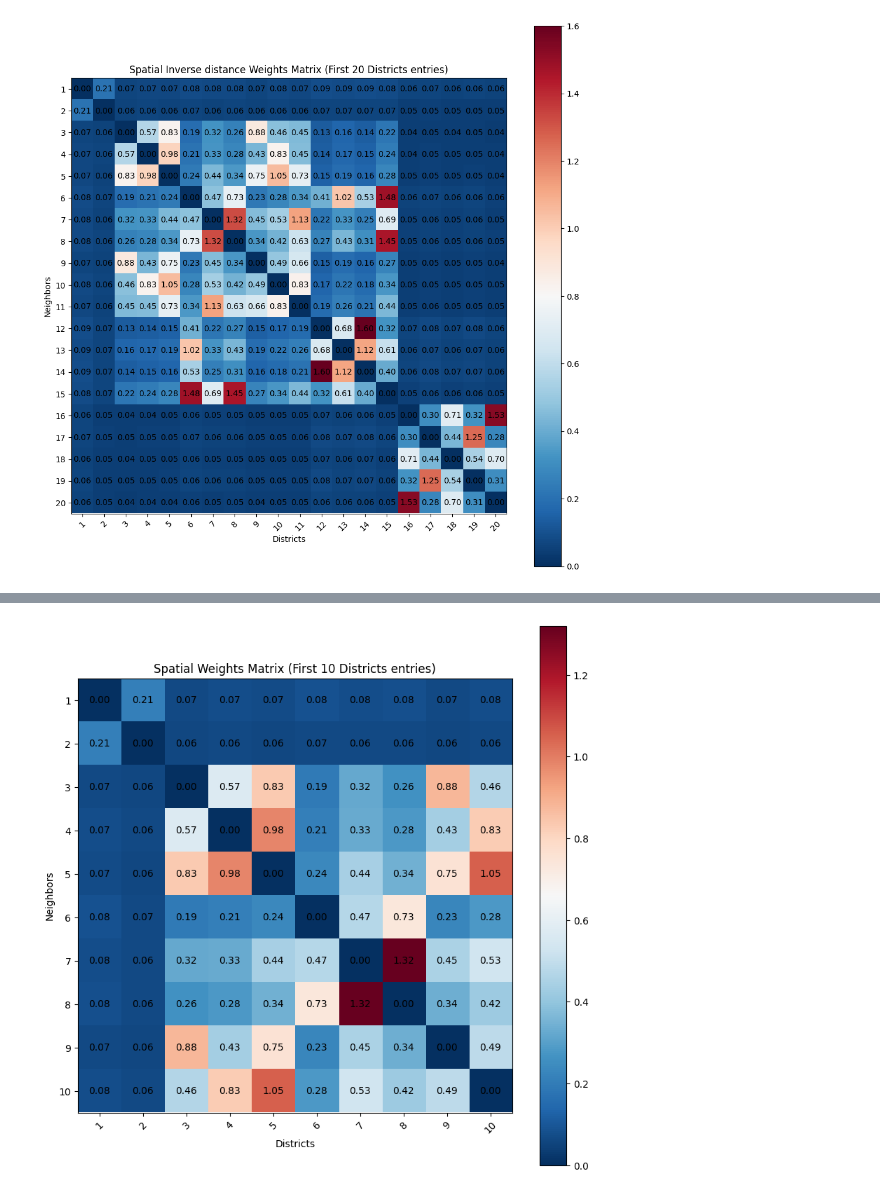
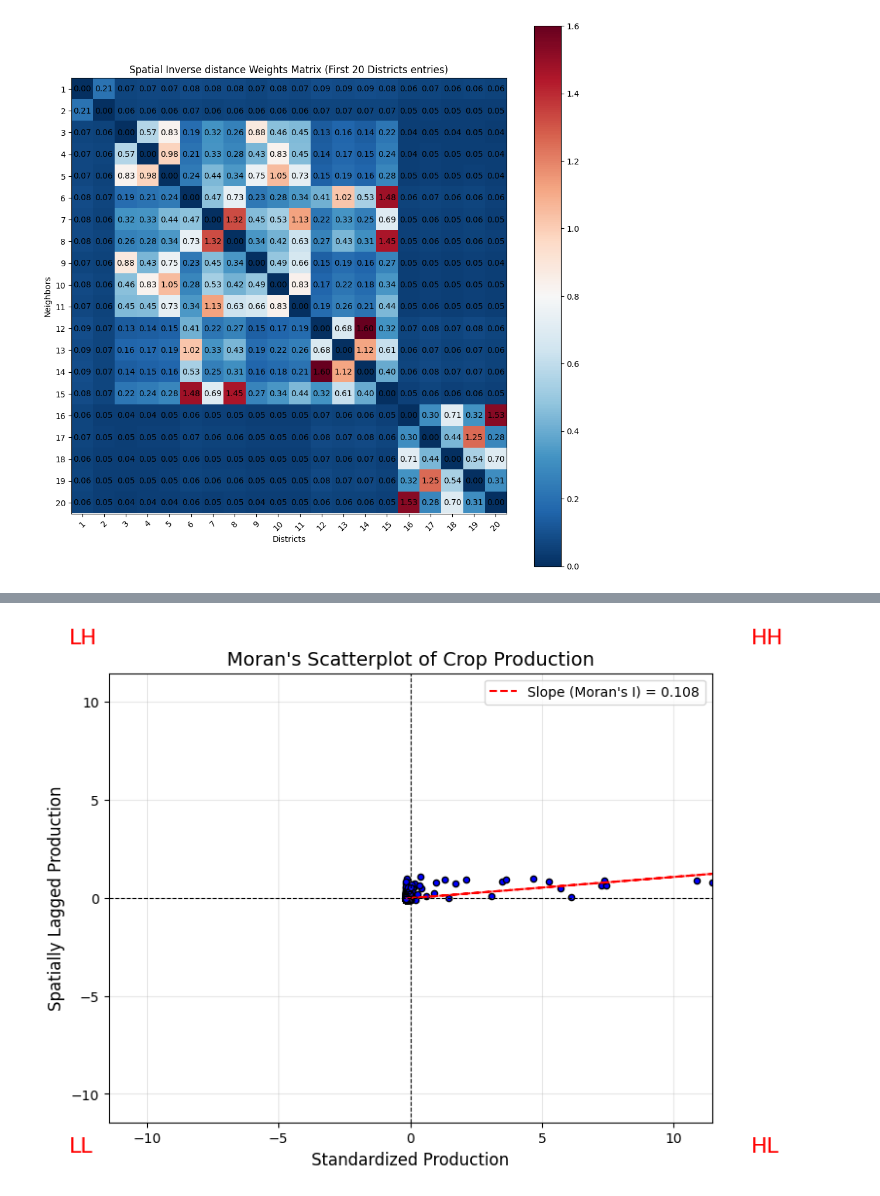
Before and after one commit to MLTesla/IndiaCropProductionEDA, a Jupyter notebook: Report.ipynb, the cells around one changed output, grey strips where cells are left out. Cells and saved outputs as stored; diff of their text form; code cells hidden in the pictures.

Commit message:
Notebook updated for Morans I
Morans I implemented for production field

```diff
--- a/Report.ipynb
+++ b/Report.ipynb
@@ -406,28 +450,19 @@ merged_data['Neighbors_Count'] = n_neighbors
 # Calculate Moran's I for spatial autocorrelation
 moran = Moran(merged_data['Production'].fillna(0), w)
 
-print(f"\nHypothesis Testing:")
-if moran.p_norm < 0.05:
-    print("Reject the null hypothesis: There is significant spatial autocorrelation in the data.")
-else:
-    print("Fail to reject the null hypothesis: There is no significant spatial autocorrelation in the data.")
-
-print(f"Moran's I: {moran.I}")
-print(f"P-value: {moran.p_norm}")
-
+merged_data_Copy = merged_data.copy()
 # Discretize Production into equal-sized bin based on sample quantiles
 #merged_data['Production'] = pd.qcut(merged_data.Production,q=3,labels=["High", "Medium", "Low"])
-merged_data['Production'] = pd.qcut(merged_data['Production'],q=10,duplicates='drop')
+merged_data_Copy['Production'] = pd.qcut(merged_data_Copy['Production'],q=10,duplicates='drop')
 
 plt.figure(figsize=(12,12))
 
-merged_data.plot(column='Production',cmap='RdBu_r', missing_kwds={'color': 'lightgrey'},linewidth=0.8, ax=plt.gca(), edgecolor='0.8',legend=True)
+merged_data_Copy.plot(column='Production',cmap='RdBu_r', missing_kwds={'color': 'lightgrey'},linewidth=0.8, ax=plt.gca(), edgecolor='0.8',legend=True)
 plt.title('District Crop Poduction Overview (All year combined)',fontsize=16)
 
 #overlay state boundaries
 states_gdf.boundary.plot(ax=plt.gca(), color='green', linewidth=0.5)
 
-
 plt.show()
 # %% [output]
  There are 6 disconnected components.
@@ -618,4 +643,67 @@ plt.show()
 20: LOHIT (ARUNACHAL PRADESH)
 [figure]
 # %%
+# Calculate Moran's I for spatial autocorrelation
+moran2 = Moran(districts_centroid['Production'].fillna(0), w2)
+
+print(f"\nHypothesis Testing:")
+if moran2.p_norm < 0.05:
+    print("Reject the null hypothesis: There is significant spatial autocorrelation in the data.")
+else:
+    print("Fail to reject the null hypothesis: There is no significant spatial autocorrelation in the data.")
+
+print(f"Moran's I: {moran2.I}")
+print(f"P-value: {moran2.p_norm}")
+
+# # Spatial lag vs production :
+# spatial_lag = lag_spatial(w, districts_centroid['Production'].fillna(0))
+# plt.scatter(districts_centroid['Production'], spatial_lag)
+
+# plt.xlabel("Production")
+# plt.ylabel("Spatially Lagged Production")
+# plt.title("Moran Scatterplot")
+
+# Ensure 'Production' column has no missing values
+#production2 = districts_centroid['Production'].fillna(0)
+production2 = districts_centroid['Production'].dropna()
+
+# Standardize value of 'Production' column
+z2 = (production2 - production2.mean()) / production2.std()
+
+# Calculate the spatial lag of z (weighted average of neighbors)
+# w2 -> Calculated weights using inverse distance for continuous relationships
+lag_z2 = lag_spatial(w2, z2)
+
+# Ensure z and lag_z have the same length
+if len(z) != len(lag_z2):
+    raise ValueError("Mismatch in dimensions between z and lag_z.")
+
+# Calculate regression slope (Moran's I)
+b2, a2 = np.polyfit(z2, lag_z2, 1)
+
+# Create plot
+plt.figure(figsize=(8, 6))
+plt.scatter(z2, lag_z2, c='blue', edgecolor='k', s=20)
+plt.plot(z2, a2 + b2*z2, 'r--', label=f'Slope (Moran\'s I) = {b2:.3f}')
+
+#xrange should be max of z and lag_z
+xrange = max(z2.max(), lag_z2.max())
+plt.xlim(-xrange, xrange)
+plt.ylim(-xrange, xrange)
+
+# Add quadrant labels
+plt.text( 1.5+xrange,  1.5+xrange, 'HH', fontsize=16, color='red')
+plt.text(-1.5-xrange,  1.5+xrange, 'LH', fontsize=16, color='red')
+plt.text(-1.5-xrange, -1.5-xrange, 'LL', fontsize=16, color='red')
+plt.text( 1.5+xrange, -1.5-xrange, 'HL', fontsize=16, color='red')
+
+
+plt.axhline(0, color='k', linestyle='--', linewidth=0.8)
+plt.axvline(0, color='k', linestyle='--', linewidth=0.8)
+plt.xlabel('Standardized Production', fontsize=12)
+plt.ylabel('Spatially Lagged Production', fontsize=12)
+plt.title("Moran's Scatterplot of Crop Production", fontsize=14)
+plt.legend()
+plt.grid(True, alpha=0.3)
+plt.show()
 # %% [output]
@@ -632 +714 @@ plt.show()
-[figure, old version]
+[figure, new version]
```
Also changed, not shown: parts of 14 cells of this notebook.
